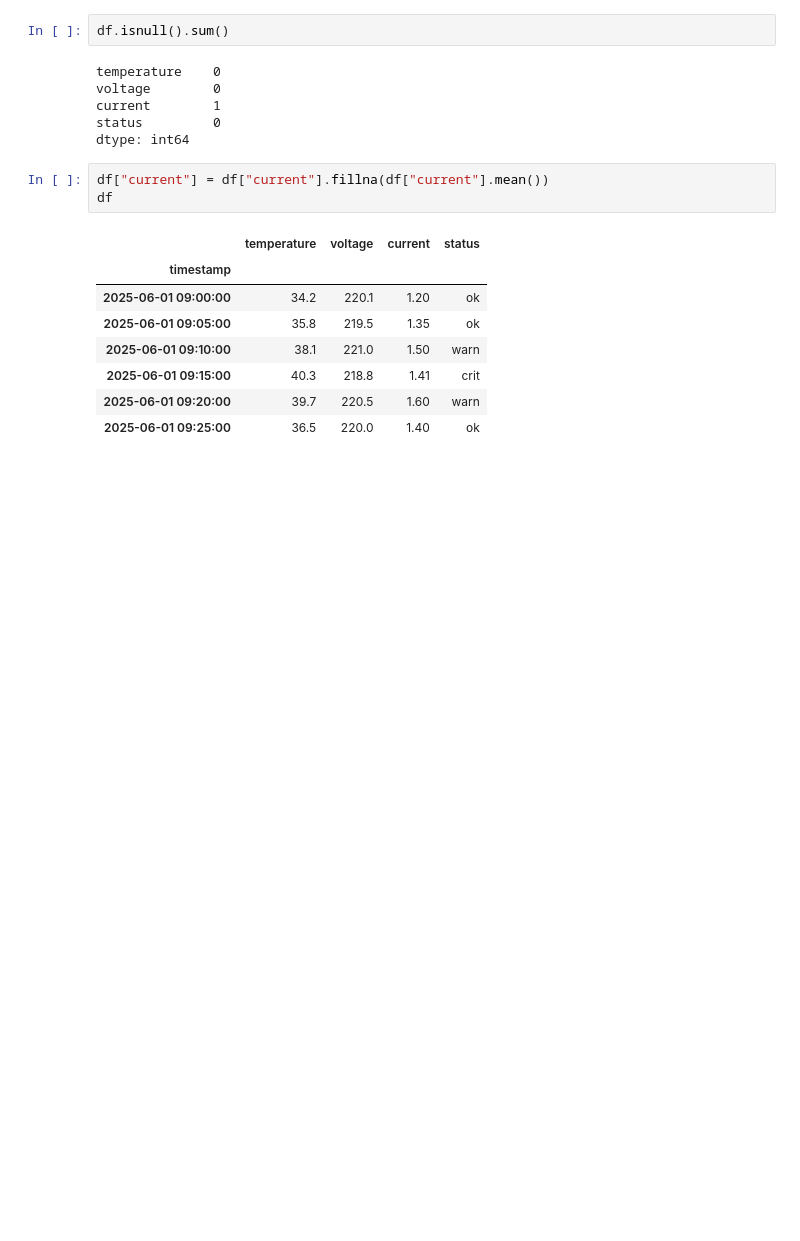
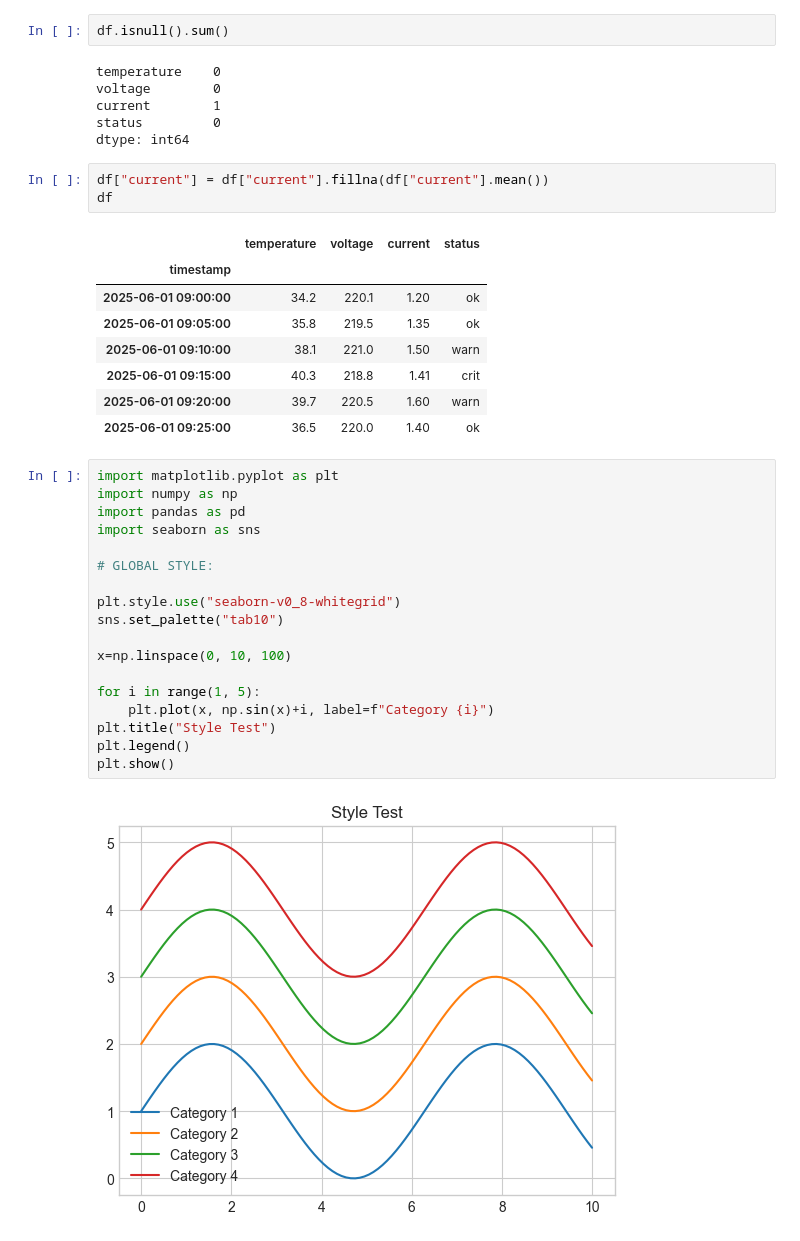
Before and after one commit to iws3/MarkGPT, a Jupyter notebook: contributors/gita/module-02/exercises/Untitled.ipynb, the cells around one changed output. Saved outputs shown, nothing was run; the diff lists cells and outputs as text; blank space fills up the shorter version.

Commit message:
ml for electrical engineering visualization

```diff
--- a/contributors/gita/module-02/exercises/Untitled.ipynb
+++ b/contributors/gita/module-02/exercises/Untitled.ipynb
@@ -140,3 +140,23 @@ df
 | 2025-06-01 09:15:00 | 40.3 | 218.8 | 1.41 | crit |
 | 2025-06-01 09:20:00 | 39.7 | 220.5 | 1.60 | warn |
 | 2025-06-01 09:25:00 | 36.5 | 220.0 | 1.40 | ok |
+# %%
+import matplotlib.pyplot as plt
+import numpy as np
+import pandas as pd
+import seaborn as sns
+
+# GLOBAL STYLE:
+
+plt.style.use("seaborn-v0_8-whitegrid")
+sns.set_palette("tab10")
+
+x=np.linspace(0, 10, 100)
+
+for i in range(1, 5):
+    plt.plot(x, np.sin(x)+i, label=f"Category {i}")
+plt.title("Style Test")
+plt.legend()
+plt.show()
+# %% [output]
+[figure, added]
```
Also changed, not shown: parts of 39 cells of this notebook, 1 other file.
